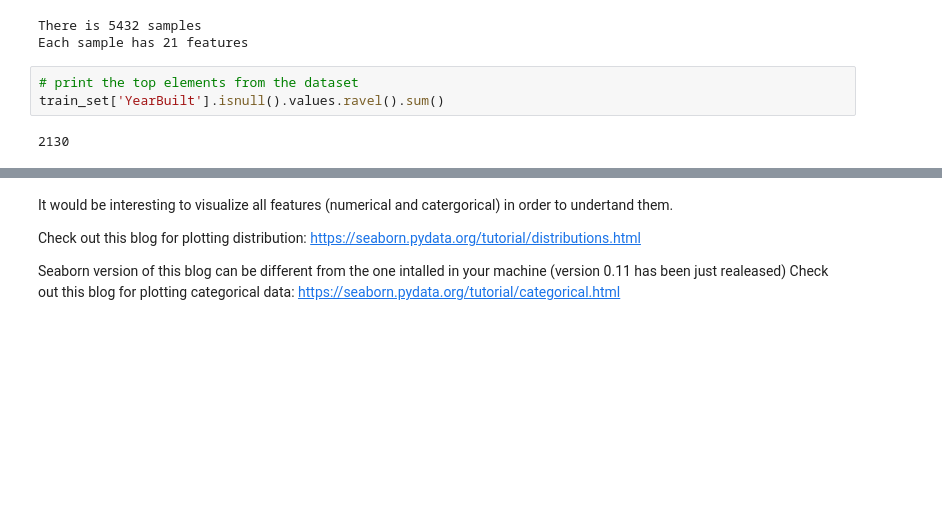
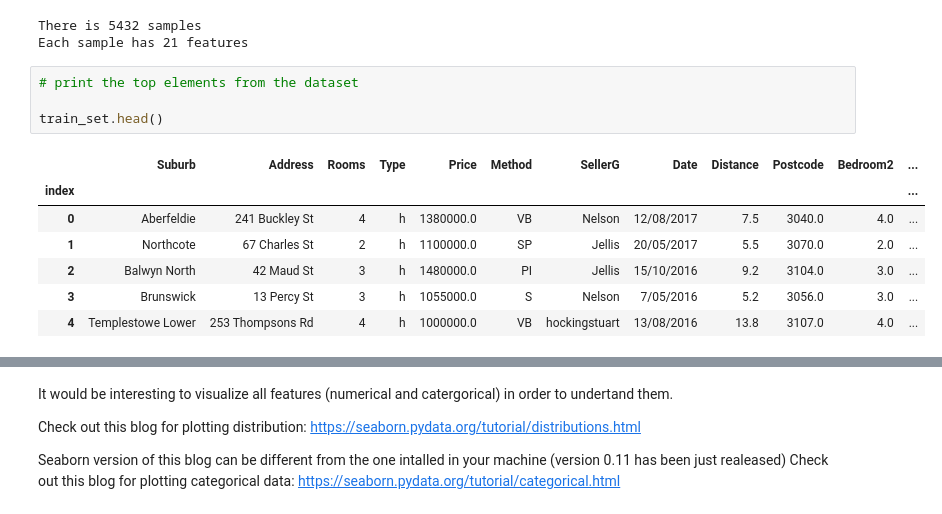
Before and after one commit to pau-torrente/DSUB_p2, a Jupyter notebook: project2.ipynb, the cells around one changed output, grey strips where cells are left out. Cells and saved outputs as stored; diff of their text form; blank space fills up the shorter version.

```diff
--- a/project2.ipynb
+++ b/project2.ipynb
@@ -81,6 +77,13 @@ There is 5432 samples
 Each sample has 21 features
 # %%
 # print the top elements from the dataset
-train_set['YearBuilt'].isnull().values.ravel().sum()
+
+train_set.head()
 # %% [output]
-2130
+|  | Suburb | Address | Rooms | Type | Price | Method | SellerG | Date | Distance | Postcode | Bedroom2 | ... |
+| index |  |  |  |  |  |  |  |  |  |  |  | ... |
+| 0 | Aberfeldie | 241 Buckley St | 4 | h | 1380000.0 | VB | Nelson | 12/08/2017 | 7.5 | 3040.0 | 4.0 | ... |
+| 1 | Northcote | 67 Charles St | 2 | h | 1100000.0 | SP | Jellis | 20/05/2017 | 5.5 | 3070.0 | 2.0 | ... |
+| 2 | Balwyn North | 42 Maud St | 3 | h | 1480000.0 | PI | Jellis | 15/10/2016 | 9.2 | 3104.0 | 3.0 | ... |
+| 3 | Brunswick | 13 Percy St | 3 | h | 1055000.0 | S | Nelson | 7/05/2016 | 5.2 | 3056.0 | 3.0 | ... |
+| 4 | Templestowe Lower | 253 Thompsons Rd | 4 | h | 1000000.0 | VB | hockingstuart | 13/08/2016 | 13.8 | 3107.0 | 4.0 | ... |
```
Also changed, not shown: parts of 14 cells of this notebook, 1 other file.
